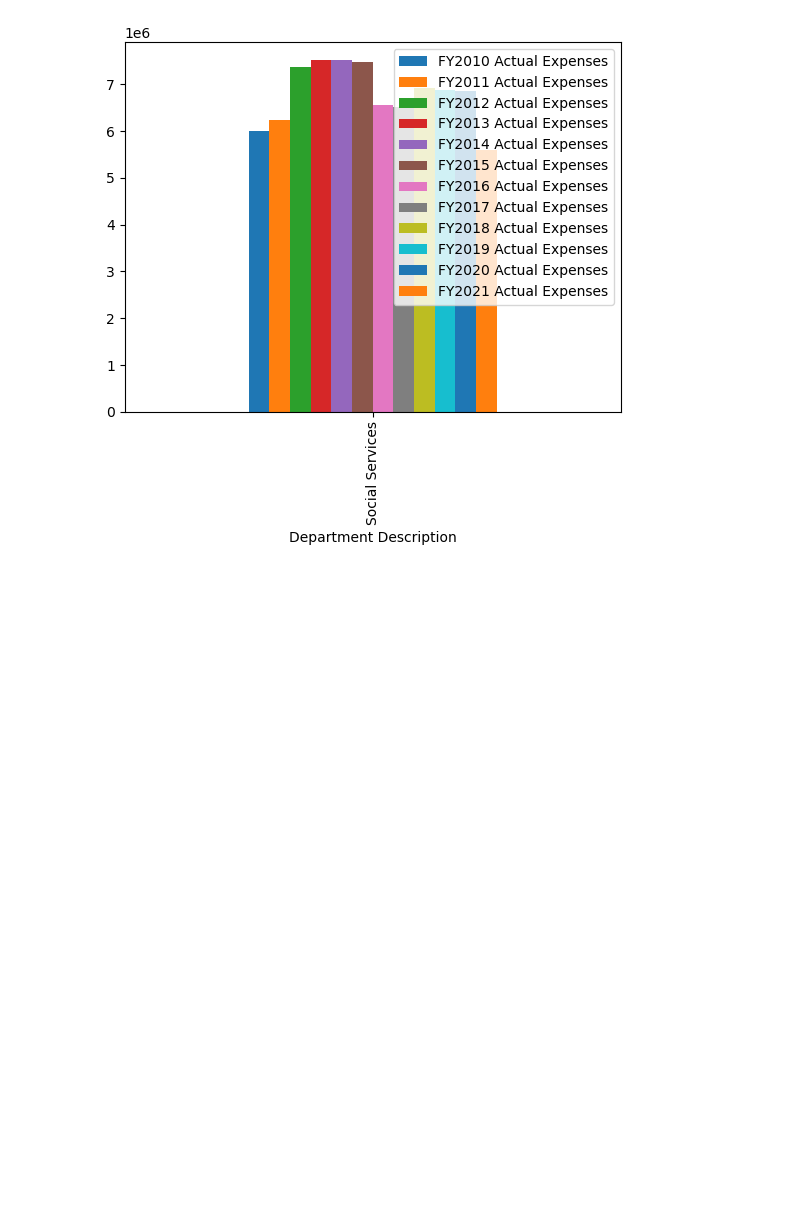
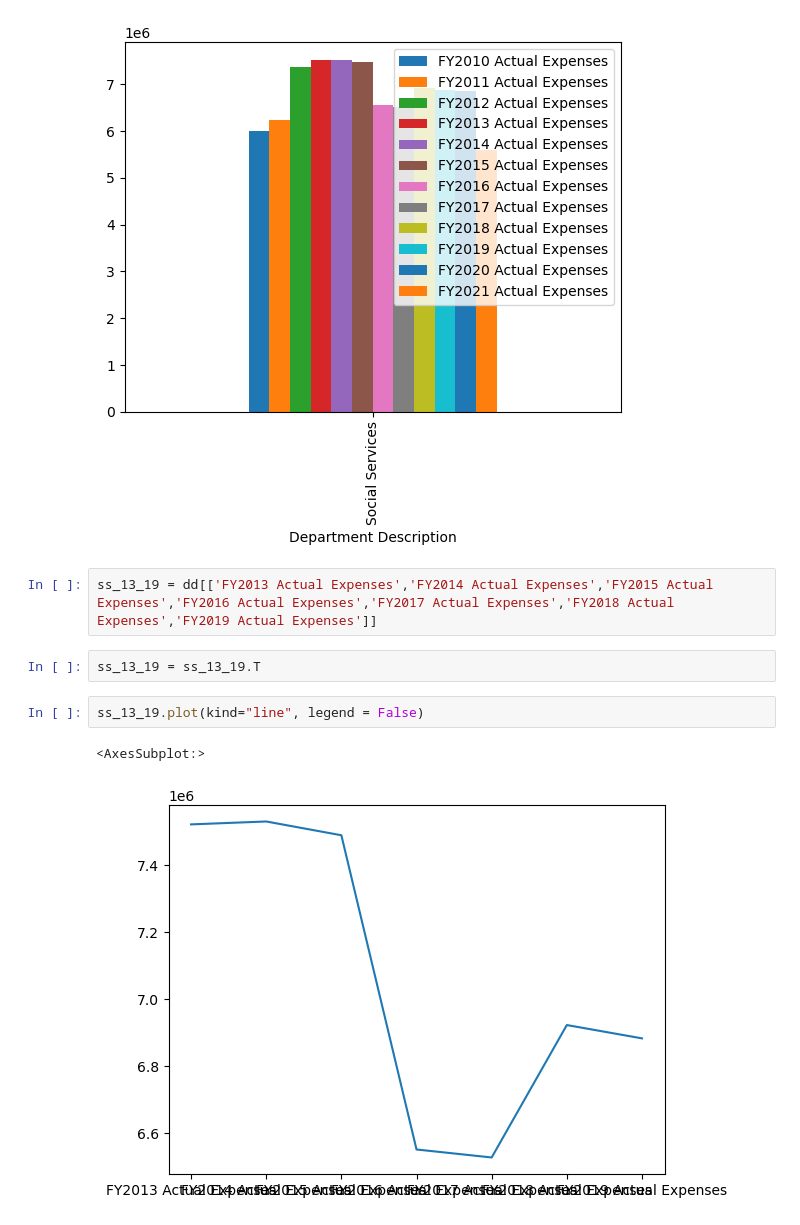
Before and after one commit to jwhankins177/capstone-budget-impact-jupyternb-python, a Jupyter notebook: notebooks/socialservices.ipynb, the cells around one changed output. Saved outputs shown, nothing was run; the diff lists cells and outputs as text; blank space fills up the shorter version.

```diff
--- a/notebooks/socialservices.ipynb
+++ b/notebooks/socialservices.ipynb
@@ -92,3 +92,12 @@ dd.plot(kind="bar")
 # %% [output]
 <AxesSubplot:xlabel='Department Description'>
 [figure]
+# %%
+ss_13_19 = dd[['FY2013 Actual Expenses','FY2014 Actual Expenses','FY2015 Actual Expenses','FY2016 Actual Expenses','FY2017 Actual Expenses','FY2018 Actual Expenses','FY2019 Actual Expenses']]
+# %%
+ss_13_19 = ss_13_19.T
+# %%
+ss_13_19.plot(kind="line", legend = False)
+# %% [output]
+<AxesSubplot:>
+[figure, added]
```
Also changed, not shown: 4 other files.
